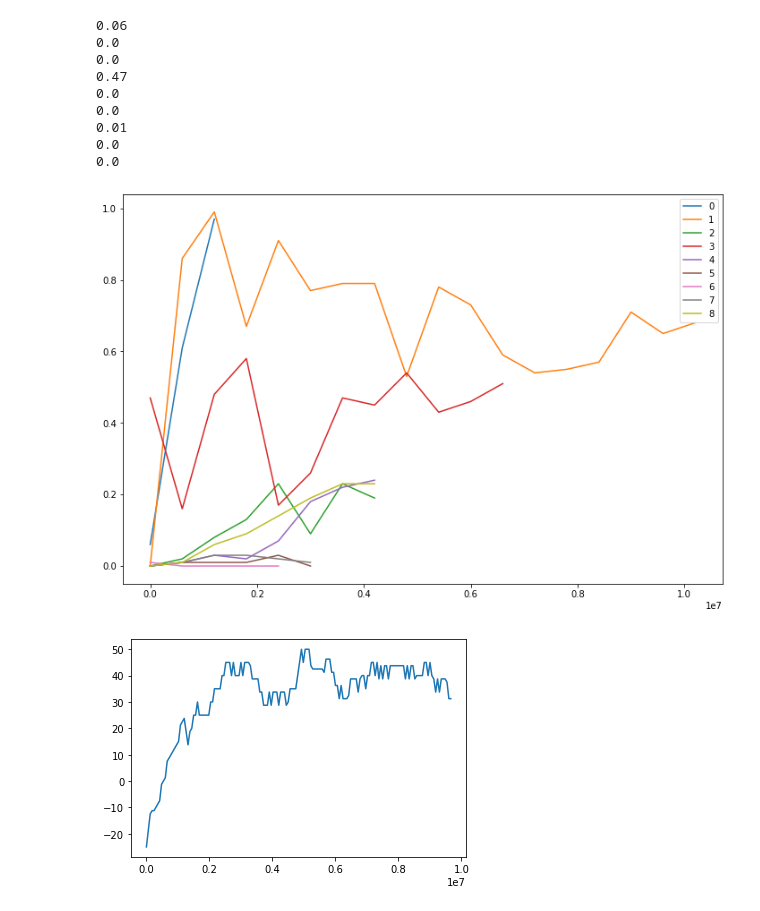
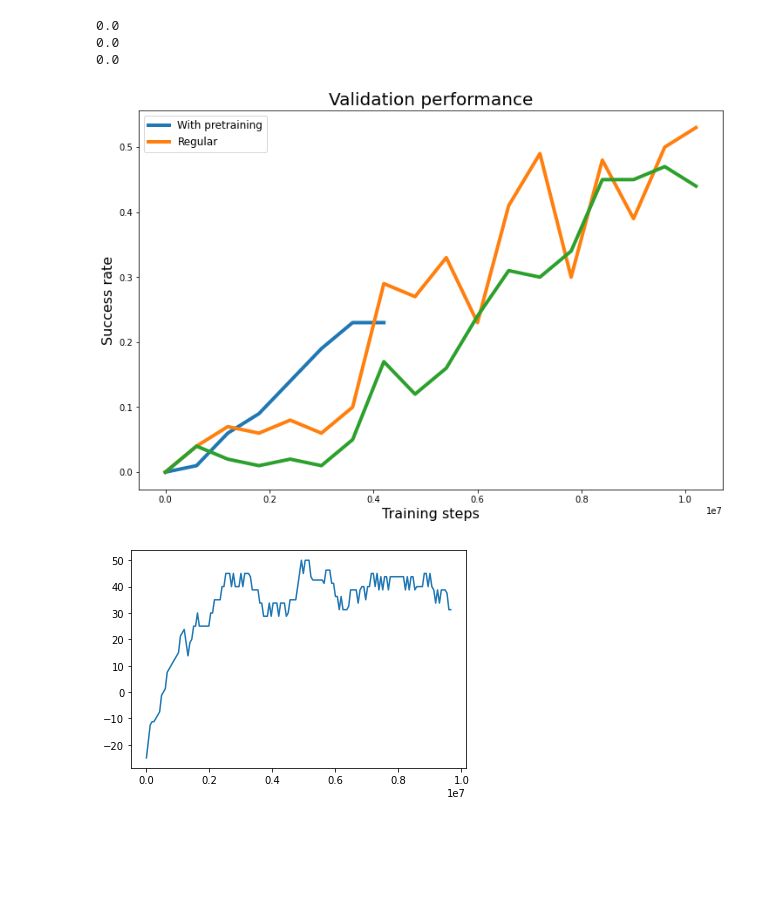
Before and after one commit to Makuh17/navrep, a Jupyter notebook: jupyter_tests/Plot performance.ipynb, the cells around one changed output. Saved outputs shown, nothing was run; the diff lists cells and outputs as text; code cells hidden in the pictures; blank space fills up the shorter version.

Commit message:
reset to default for longer training

```diff
--- a/jupyter_tests/Plot performance.ipynb
+++ b/jupyter_tests/Plot performance.ipynb
@@ -12,10 +12,13 @@ logs = ["e2enavreppretrainenv_2021_05_18__15_14_54_PPO_E2E_VCARCH_C64.csv",
         "e2enavreppretrainenv_2021_06_02__11_07_31_PPO_E2E_VCARCH_C64.csv",
         "e2enavreppretrainenv_2021_06_02__11_31_04_PPO_E2E_VCARCH_C64.csv",
         "e2enavreppretrainenv_2021_06_02__12_04_01_PPO_E2E_VCARCH_C64.csv",
-        "e2enavreppretrainenv_2021_06_02__14_57_53_PPO_E2E_VCARCH_C64.csv"]
+        "e2enavreppretrainenv_2021_06_02__14_57_53_PPO_E2E_VCARCH_C64.csv",
+        "e2enavreppretrainenv_2021_06_02__22_58_44_PPO_E2E_VCARCH_C64.csv",
+        "e2enavreptrainenv_2021_05_05__11_14_04_PPO_E2E_VCARCH_C64.csv",
+        "e2enavreppretrainenv_2021_05_08__12_14_24_PPO_E2E_VCARCH_C64.csv"]
 log_paths = [path+log for log in logs]
 
-log_paths = [log_paths[3], log_paths[]]
+log_paths = [log_paths[-4],log_paths[-2],log_paths[-1]]
 
 num_envs = 6
 val_freq = 10000
@@ -48,33 +51,30 @@ data[0][data[0]["scenario"]=="navreptraintrain"][-20:]
 # %%
 fig_val = plt.figure(figsize = [12,8])
 #fig_test, ax_test = plt.figure()
 
 for idx, d in enumerate(data):
     #print(len(d[d["scenario"]=="navreptraintrain"])/20)
     y_val = [np.mean(d[d["scenario"]=="navreptraintrain"]["reward"][i*20:i*20+20])
           for i in range(int(len(d[d["scenario"]=="navreptraintrain"])/20))]
 
     x_val = np.arange(len(y_val))*num_envs*val_freq
 
     success_rate_test = d[d["scenario"]=="navrepval"]["goal_reached"].to_numpy(dtype=float)
     x_test = np.arange(len(success_rate_test))*num_envs*val_freq*test_freq
 
     print(success_rate_test[0])
-    plt.plot(x_test,success_rate_test, label=idx)
+    plt.plot(x_test,success_rate_test, linewidth=4)
+    plt.title("Validation performance", fontsize=20)
+    plt.xlabel("Training steps", fontsize=16)
+    plt.ylabel("Success rate", fontsize=16)
     #plt.plot(x_val,y_val, label=idx)
-plt.legend()
+plt.legend(["With pretraining", "Regular"],fontsize=12)
 plt.show()
 # %% [output]
-0.06
 0.0
 0.0
-0.47
 0.0
-0.0
-0.01
-0.0
-0.0
-[figure, old version]
+[figure, new version]
 # %%
 plt.figure()
 plt.plot(x_val,y_val)
```
Also changed, not shown: parts of 1 cell of this notebook, 3 other files.
